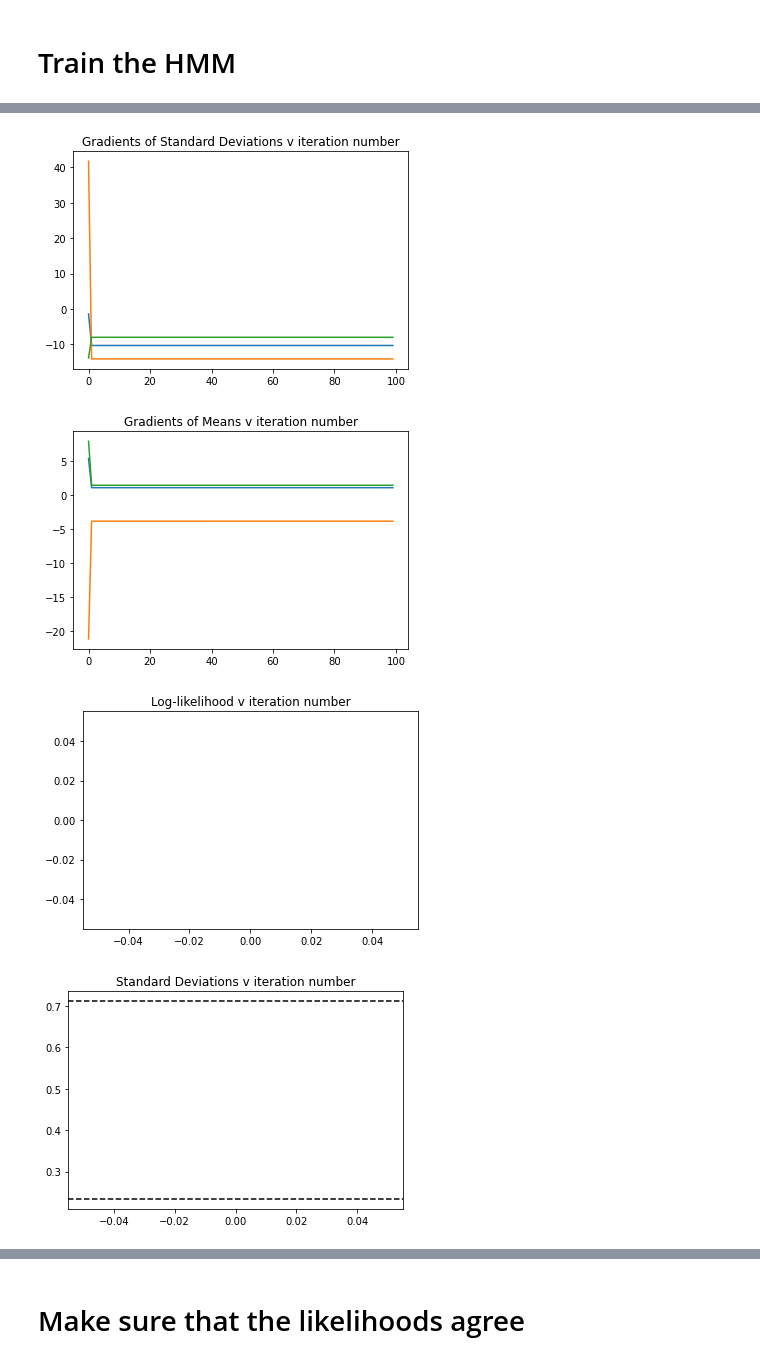
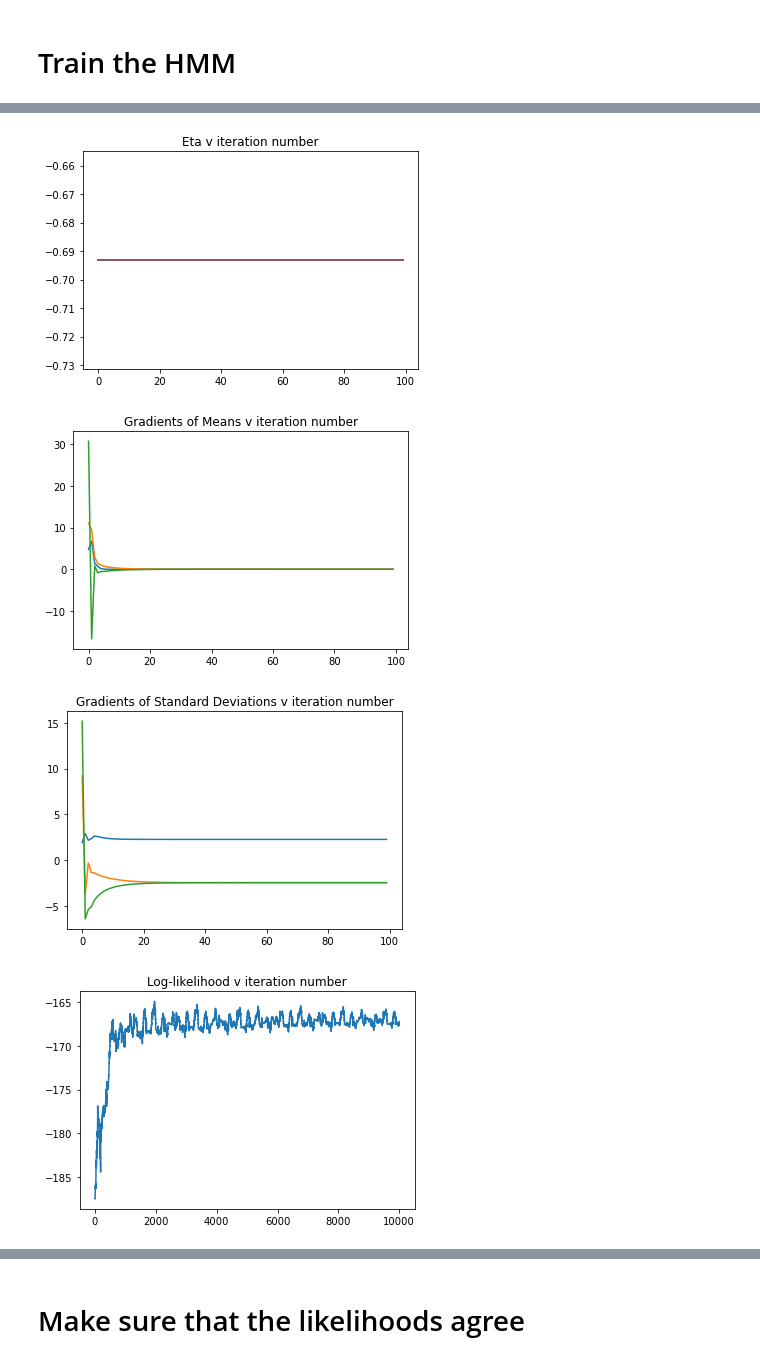
Before and after one commit to evsi8432/sublinear-HMM-inference, a Jupyter notebook: src/Sandbox.ipynb, the cells around one changed output, grey strips where cells are left out. Drawn from its saved outputs; the diff is of its cells as text; code cells hidden in the pictures.

```diff
--- a/src/Sandbox.ipynb
+++ b/src/Sandbox.ipynb
@@ -36,12 +55,12 @@ import optimizor
 # %% [markdown]
 # Initialize Parameters
 # %%
-# make a para
+# make parameters
 pars = Parameters.Parameters()
 pars.features = [{'Y':{'corr':False,'f':'normal'}}, # coarse-scale
                  {}]
 pars.K = [3,1]
-T = 10
+T = 1000
 # %% [markdown]
 # Simulate Data
 # %%
@@ -56,7 +75,7 @@ Gamma = np.array([[0.5,0.25,0.25],
 delta = np.ones(pars.K[0])/pars.K[0]
 
 mus = [-1,0,1]
-sigs = [0.1,0.1,0.1]
+sigs = [1.0,1.0,1.0]
 
 for t in range(T):
 
@@ -122,12 +141,12 @@ print(optim1.param_bounds)
 # Train the HMM
 # %%
 # do first optimization
-num_epochs = 100
+num_epochs = 10
 optim1.step_num = 1
-optim1.train_HHMM(num_epochs,decay_ind=1)
+optim1.train_HHMM(num_epochs,decay_ind=np.infty)
 
 # do second optimization
-#num_epochs = 100
-#optim2.step_num = 1
-#optim2.train_HHMM(num_epochs,h=10,decay_ind=1)
+num_epochs = 10
+optim2.step_num = 1
+optim2.train_HHMM(num_epochs,h=1,decay_ind=np.infty)
 # %% [output]
@@ -152,14 +171,6 @@ alpha:  1e-08
 def plot_results(optim):
     plt.plot(optim.log_like_trace)
     plt.title("Log-likelihood v iteration number")
-    plt.show()
-
-    plt.plot([optim.theta_trace[i][0]['Y']['sig'][0] for i in range(len(optim.theta_trace))])
-    plt.plot([optim.theta_trace[i][0]['Y']['sig'][1] for i in range(len(optim.theta_trace))])
-    plt.plot([optim.theta_trace[i][0]['Y']['sig'][2] for i in range(len(optim.theta_trace))])
-    plt.axhline(optim.param_bounds['Y']['sig'][0], c = 'k', linestyle = "--")
-    plt.axhline(optim.param_bounds['Y']['sig'][1], c = 'k', linestyle = "--")
-    plt.title("Standard Deviations v iteration number")
     plt.show()
 
     plt.plot([optim.theta_trace[i][0]['Y']['mu'][0] for i in range(len(optim.theta_trace))])
@@ -170,10 +181,21 @@ def plot_results(optim):
     plt.axhline(optim.param_bounds['Y']['mu'][1], c = 'k', linestyle = "--")
     plt.show()
 
-    plt.plot([optim.grad_theta_trace[i][0]['Y']['sig'][0] for i in range(len(optim.theta_trace))])
-    plt.plot([optim.grad_theta_trace[i][0]['Y']['sig'][1] for i in range(len(optim.theta_trace))])
-    plt.plot([optim.grad_theta_trace[i][0]['Y']['sig'][2] for i in range(len(optim.theta_trace))])
-    plt.title("Gradients of Standard Deviations v iteration number")
+    plt.plot([optim.theta_trace[i][0]['Y']['log_sig'][0] for i in range(len(optim.theta_trace))])
+    plt.plot([optim.theta_trace[i][0]['Y']['log_sig'][1] for i in range(len(optim.theta_trace))])
+    plt.plot([optim.theta_trace[i][0]['Y']['log_sig'][2] for i in range(len(optim.theta_trace))])
+    plt.axhline(optim.param_bounds['Y']['log_sig'][0], c = 'k', linestyle = "--")
+    plt.axhline(optim.param_bounds['Y']['log_sig'][1], c = 'k', linestyle = "--")
+    plt.title("Standard Deviations v iteration number")
+    plt.show()
+
+    plt.plot([optim.eta_trace[i][0][0,1] for i in range(len(optim.eta_trace))])
+    plt.plot([optim.eta_trace[i][0][0,2] for i in range(len(optim.eta_trace))])
+    plt.plot([optim.eta_trace[i][0][1,0] for i in range(len(optim.eta_trace))])
+    plt.plot([optim.eta_trace[i][0][1,2] for i in range(len(optim.eta_trace))])
+    plt.plot([optim.eta_trace[i][0][2,0] for i in range(len(optim.eta_trace))])
+    plt.plot([optim.eta_trace[i][0][2,1] for i in range(len(optim.eta_trace))])
+    plt.title("Eta v iteration number")
     plt.show()
 
     plt.plot([optim.grad_theta_trace[i][0]['Y']['mu'][0] for i in range(len(optim.theta_trace))])
@@ -182,6 +204,12 @@ def plot_results(optim):
     plt.title("Gradients of Means v iteration number")
     plt.show()
 
+    plt.plot([optim.grad_theta_trace[i][0]['Y']['log_sig'][0] for i in range(len(optim.theta_trace))])
+    plt.plot([optim.grad_theta_trace[i][0]['Y']['log_sig'][1] for i in range(len(optim.theta_trace))])
+    plt.plot([optim.grad_theta_trace[i][0]['Y']['log_sig'][2] for i in range(len(optim.theta_trace))])
+    plt.title("Gradients of Standard Deviations v iteration number")
+    plt.show()
+
 plot_results(optim1)
 plot_results(optim2)
 # %% [output]
@@ -191,4 +219,4 @@ plot_results(optim2)
-[figure, old version]
+[figure, new version]
-[figure, old version]
+[figure, new version]
-[figure, old version]
+[figure, new version]
-[figure, old version]
+[figure, new version]
```
Also changed, not shown: parts of 13 cells of this notebook, 5 other files.
